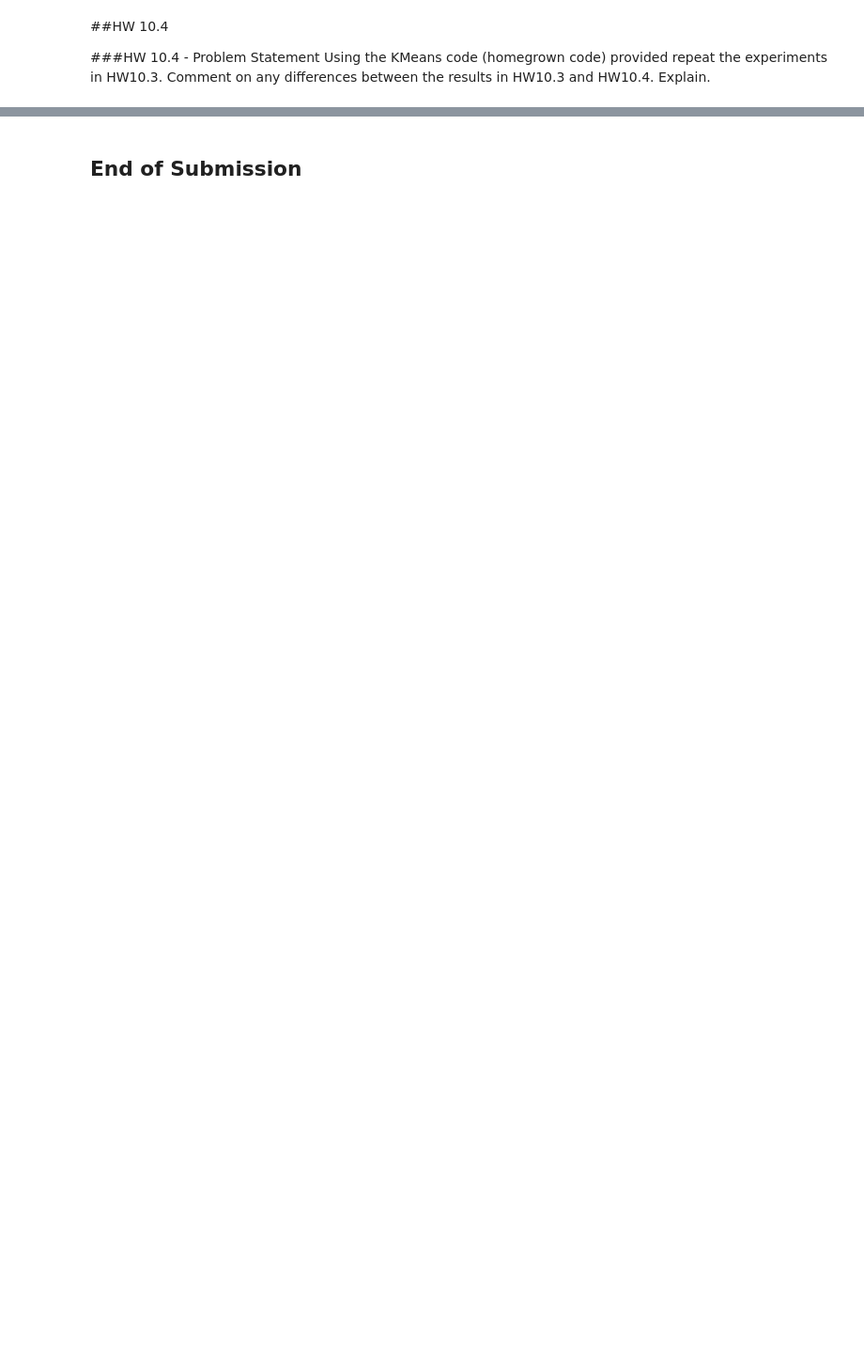
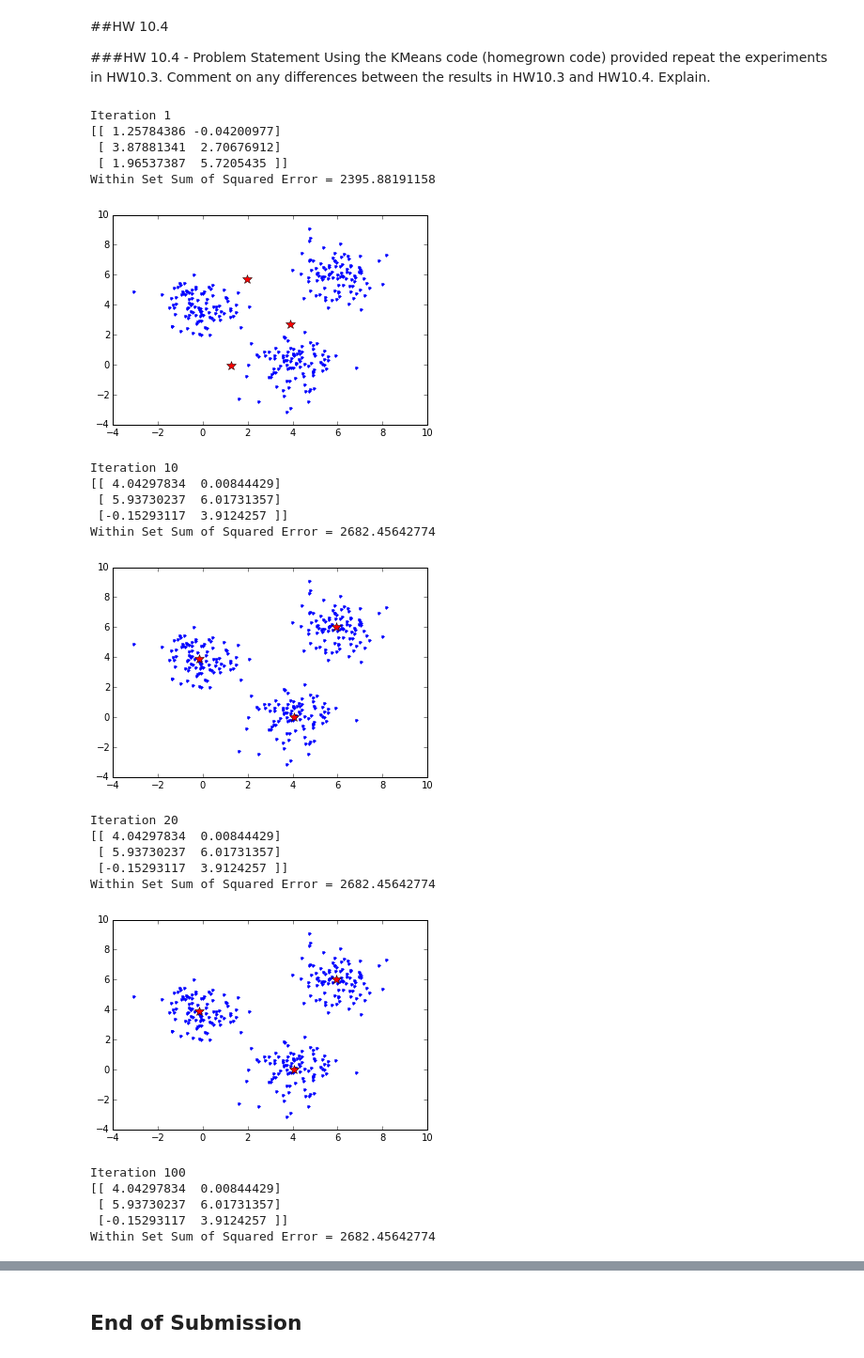
Before and after one commit to nickhamlin/mids_261_homework, a Jupyter notebook: HW10/MIDS-W261-2015-HWK-Week10-Hamlin-Thomas-Baek-Danish.ipynb, the cells around one changed output, grey strips where cells are left out. Shown at 94% size. Cells and saved outputs as stored; diff of their text form; code cells hidden in the pictures; blank space fills up the shorter version.

```diff
--- a/HW10/MIDS-W261-2015-HWK-Week10-Hamlin-Thomas-Baek-Danish.ipynb
+++ b/HW10/MIDS-W261-2015-HWK-Week10-Hamlin-Thomas-Baek-Danish.ipynb
@@ -280,3 +287,54 @@ Iteration5
 
 ###HW 10.4 - Problem Statement
 Using the KMeans code (homegrown code) provided repeat the experiments in HW10.3. Comment on any differences between the results in HW10.3 and HW10.4. Explain.
+# %%
+def error(center, point):
+    """We need a modified version of this function to work in the homegrown context"""
+    return sqrt(np.sum([x**2 for x in (point - center)]))
+
+K = 3
+# Initialization: initialization of parameter is fixed to show an example
+centroids = np.array([[0.0,0.0],[2.0,2.0],[0.0,7.0]])
+
+#list of iterations that we want to plot
+iterations_to_plot=[1,10,20,100]
+
+D = sc.textFile("./data.csv").cache()
+parsedData = D.map(lambda line: array([float(x) for x in line.split(',')]))
+
+for i in range(1,101):
+    res = D.map(nearest_centroid).reduceByKey(lambda x,y : (x[0]+y[0],x[1]+y[1])).collect()
+
+    res = sorted(res,key = lambda x : x[0])  #sort based on clusted ID
+    centroids_new = np.array([x[1][0]/x[1][1] for x in res])  #divide by cluster size
+    centroids = centroids_new
+    if i in iterations_to_plot:
+        WSSSE = parsedData.map(lambda point:error(centroids_new, point)).reduce(lambda x, y: x + y)
+        print "Iteration " + str(i)
+        print centroids
+        print("Within Set Sum of Squared Error = " + str(WSSSE))
+        plot_iteration(centroids)
+# %% [output]
+Iteration 1
+[[ 1.25784386 -0.04200977]
+ [ 3.87881341  2.70676912]
+ [ 1.96537387  5.7205435 ]]
+Within Set Sum of Squared Error = 2395.88191158
+[figure, added]
+Iteration 10
+[[ 4.04297834  0.00844429]
+ [ 5.93730237  6.01731357]
+ [-0.15293117  3.9124257 ]]
+Within Set Sum of Squared Error = 2682.45642774
+[figure, added]
+Iteration 20
+[[ 4.04297834  0.00844429]
+ [ 5.93730237  6.01731357]
+ [-0.15293117  3.9124257 ]]
+Within Set Sum of Squared Error = 2682.45642774
+[figure, added]
+Iteration 100
+[[ 4.04297834  0.00844429]
+ [ 5.93730237  6.01731357]
+ [-0.15293117  3.9124257 ]]
+Within Set Sum of Squared Error = 2682.45642774
```
Also changed, not shown: parts of 11 cells of this notebook, 2 other files.
